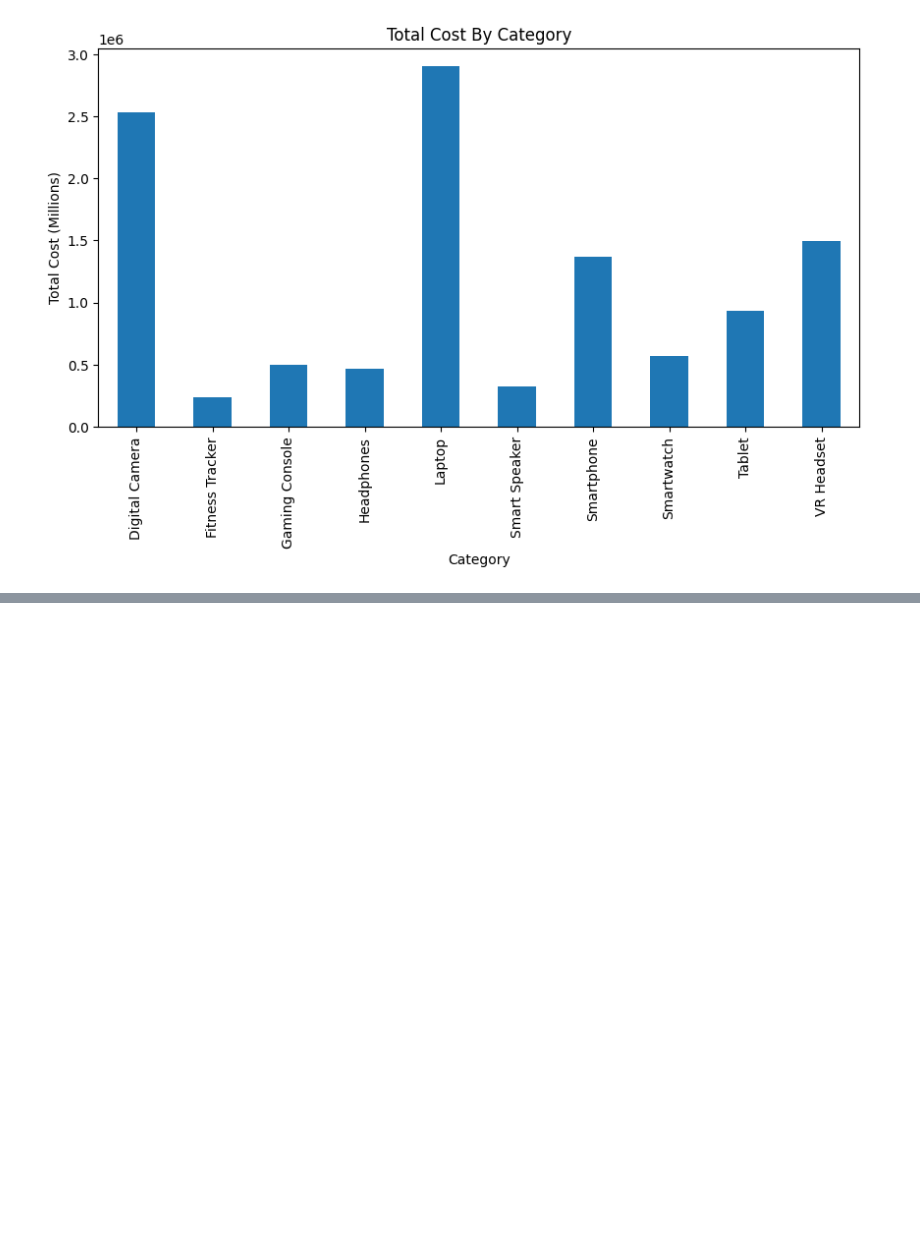
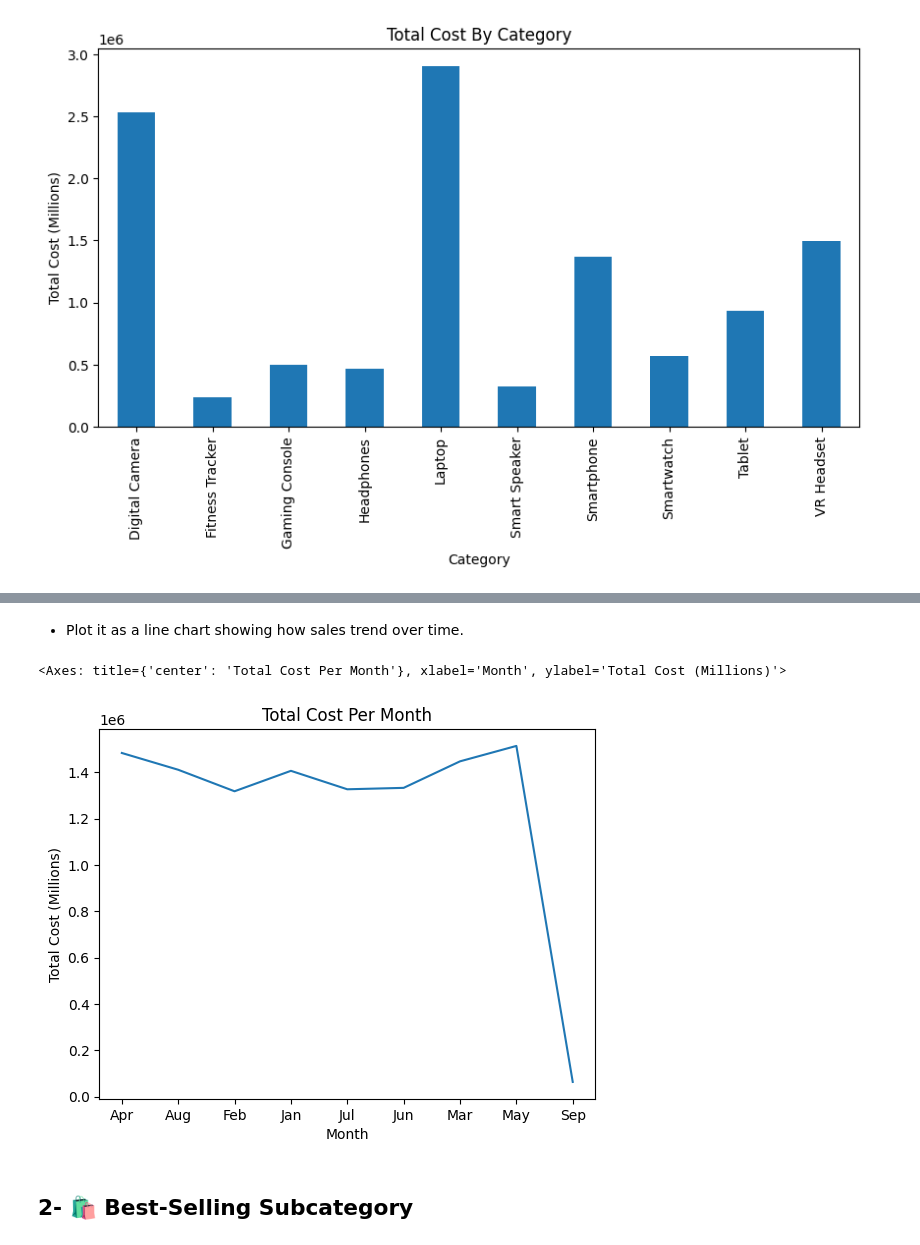
Before and after one commit to NooRMaseR/data_analysis_tutorial, a Jupyter notebook: ai_data_analysis_tests.ipynb, the cells around one changed output, grey strips where cells are left out. Drawn from its saved outputs; the diff is of its cells as text; code cells hidden in the pictures; blank space fills up the shorter version.

```diff
--- a/ai_data_analysis_tests.ipynb
+++ b/ai_data_analysis_tests.ipynb
@@ -125,0 +166,15 @@ df.groupby('Category')['Total Cost'].sum().plot(kind='bar', x="Category", y="Tot
+# %%
+df = pd.read_csv(
+    "./data//Orders.csv",
+    parse_dates=["Order Date"],
+    date_format="%d/%m/%Y",
+    index_col=0,
+    dtype={
+        "Quantity": 'int8',
+        "Unit Price": 'int16',
+        'Discount': 'float32',
+        "Total Cost": 'float32'
+    }
+)
+df.drop(columns=['Lat','Lng'], inplace=True)
+df
@@ -125,0 +200,3 @@ df.groupby('Category')['Total Cost'].sum().plot(kind='bar', x="Category", y="Tot
+# %%
+df.insert(1, "Month", df['Order Date'].dt.month_name().str[:3])
+df
@@ -125,0 +220,3 @@ df.groupby('Category')['Total Cost'].sum().plot(kind='bar', x="Category", y="Tot
+# %%
+total_sales_per_month = df.groupby("Month")['Total Cost'].sum()
+total_sales_per_month
@@ -125,0 +235,9 @@ df.groupby('Category')['Total Cost'].sum().plot(kind='bar', x="Category", y="Tot
+# %% [markdown]
+* Plot it as a line chart showing how sales trend over time.
+# %%
+total_sales_per_month.plot(ylabel="Total Cost (Millions)", title="Total Cost Per Month")
+# %% [output]
+<Axes: title={'center': 'Total Cost Per Month'}, xlabel='Month', ylabel='Total Cost (Millions)'>
+[figure, added]
+# %% [markdown]
+## 2- 🛍️ Best-Selling Subcategory
```
Also changed, not shown: parts of 64 cells of this notebook, 2 other files.
